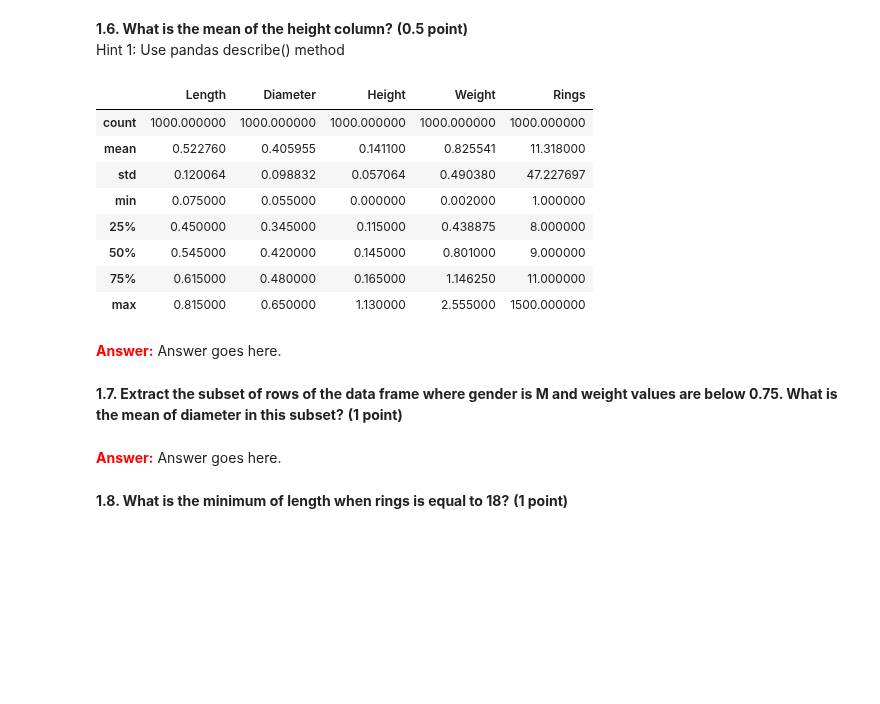
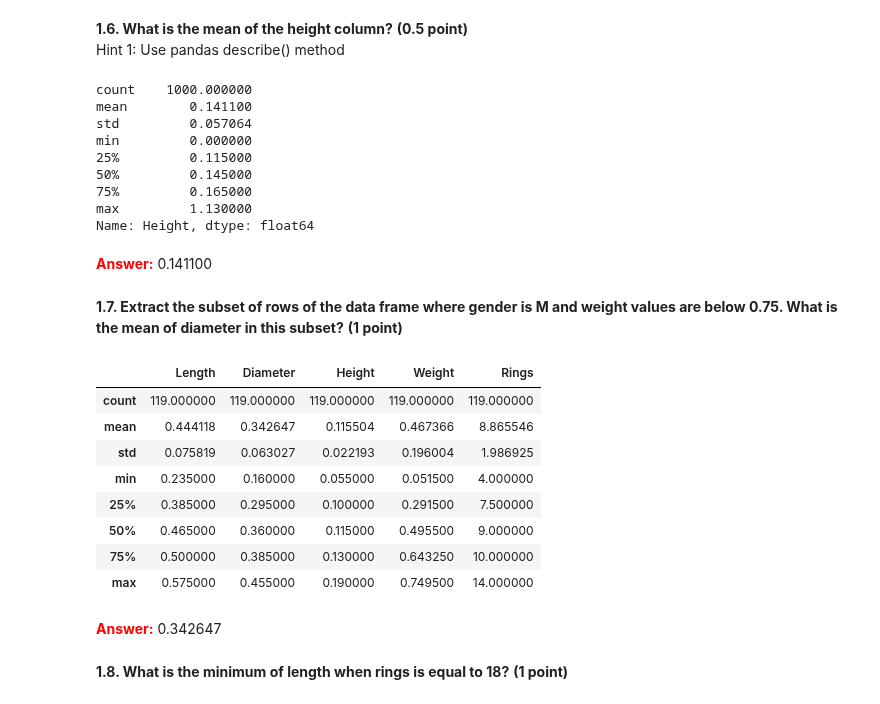
Before and after one commit to enliktjioe/bda2020, a Jupyter notebook: HW1/Homework_01.ipynb, the cells around one changed output. Drawn from its saved outputs; the diff is of its cells as text; code cells hidden in the pictures; blank space fills up the shorter version.

```diff
--- a/HW1/Homework_01.ipynb
+++ b/HW1/Homework_01.ipynb
@@ -88,18 +97,18 @@ Name: 576, dtype: object
 Hint 1: Use pandas describe() method
 # %%
 # TODO
-data.describe()
+data['Height'].describe()
 # %% [output]
-|  | Length | Diameter | Height | Weight | Rings |
-| count | 1000.000000 | 1000.000000 | 1000.000000 | 1000.000000 | 1000.000000 |
-| mean | 0.522760 | 0.405955 | 0.141100 | 0.825541 | 11.318000 |
-| std | 0.120064 | 0.098832 | 0.057064 | 0.490380 | 47.227697 |
-| min | 0.075000 | 0.055000 | 0.000000 | 0.002000 | 1.000000 |
-| 25% | 0.450000 | 0.345000 | 0.115000 | 0.438875 | 8.000000 |
-| 50% | 0.545000 | 0.420000 | 0.145000 | 0.801000 | 9.000000 |
-| 75% | 0.615000 | 0.480000 | 0.165000 | 1.146250 | 11.000000 |
-| max | 0.815000 | 0.650000 | 1.130000 | 2.555000 | 1500.000000 |
+count    1000.000000
+mean        0.141100
+std         0.057064
+min         0.000000
+25%         0.115000
+50%         0.145000
+75%         0.165000
+max         1.130000
+Name: Height, dtype: float64
 # %% [markdown]
-**<font color='red'>Answer:</font>** Answer goes here.
+**<font color='red'>Answer:</font>** 0.141100
 # %% [markdown]
 **1.7. Extract the subset of rows of the data frame where gender is M and weight values are below 0.75. What is the mean of diameter in this subset?** **(1 point)**
@@ -108,4 +115,17 @@ data.describe()
+# %%
+# TODO
+data[(data['Gender'] == "M") & (data['Weight'] < 0.75)].describe()
+# %% [output]
+|  | Length | Diameter | Height | Weight | Rings |
+| count | 119.000000 | 119.000000 | 119.000000 | 119.000000 | 119.000000 |
+| mean | 0.444118 | 0.342647 | 0.115504 | 0.467366 | 8.865546 |
+| std | 0.075819 | 0.063027 | 0.022193 | 0.196004 | 1.986925 |
+| min | 0.235000 | 0.160000 | 0.055000 | 0.051500 | 4.000000 |
+| 25% | 0.385000 | 0.295000 | 0.100000 | 0.291500 | 7.500000 |
+| 50% | 0.465000 | 0.360000 | 0.115000 | 0.495500 | 9.000000 |
+| 75% | 0.500000 | 0.385000 | 0.130000 | 0.643250 | 10.000000 |
+| max | 0.575000 | 0.455000 | 0.190000 | 0.749500 | 14.000000 |
 # %% [markdown]
-**<font color='red'>Answer:</font>** Answer goes here.
+**<font color='red'>Answer:</font>** 0.342647
 # %% [markdown]
 **1.8. What is the minimum of length when rings is equal to 18?** **(1 point)**
```
Also changed, not shown: parts of 12 cells of this notebook.
